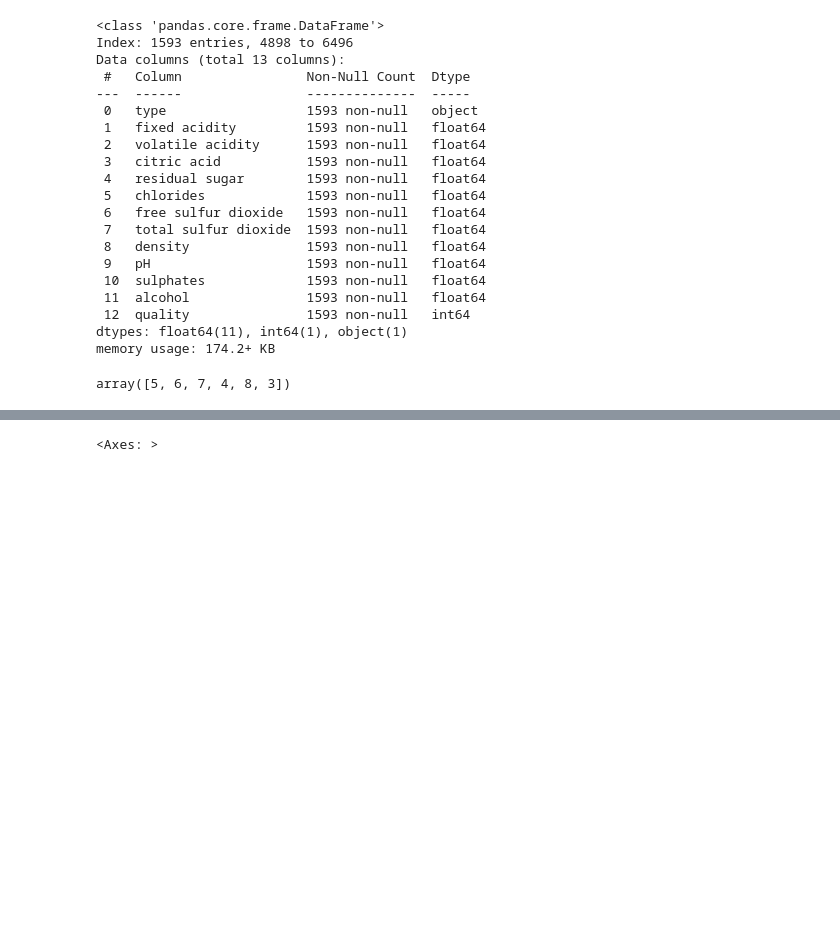
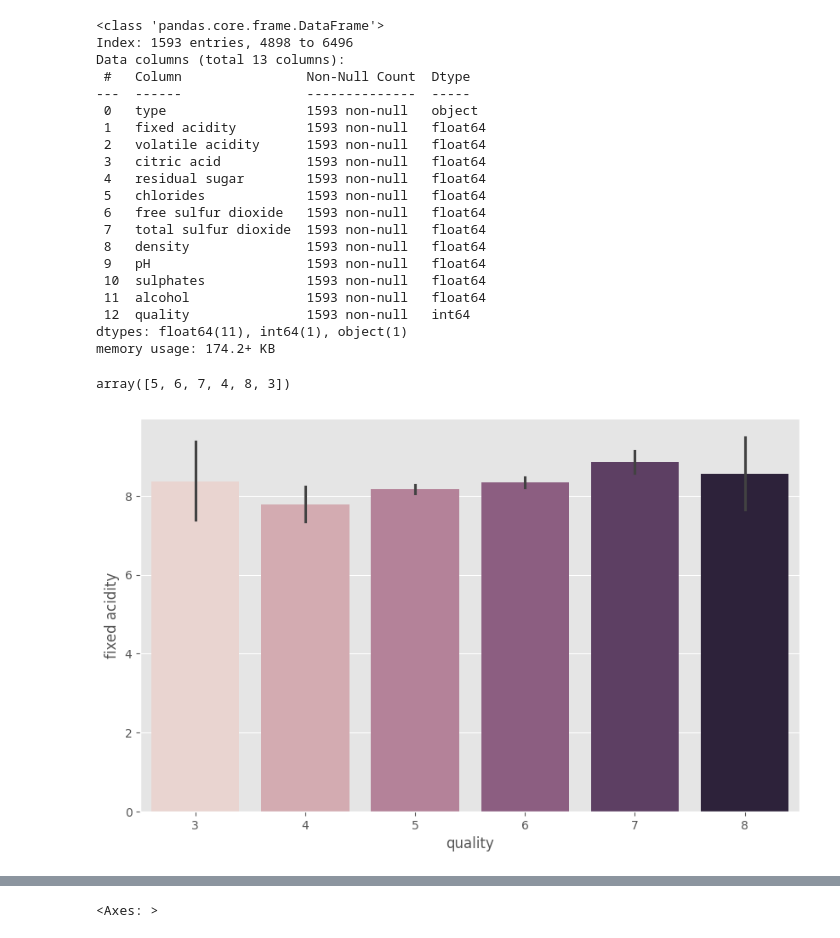
Before and after one commit to Fawaz-Khan-R/RedVinhoWine-prediction, a Jupyter notebook: Wine_Quality.ipynb, the cells around one changed output, grey strips where cells are left out. Saved outputs shown, nothing was run; the diff lists cells and outputs as text; code cells hidden in the pictures; blank space fills up the shorter version.

Commit message:
Changes made to Data Visualization

```diff
--- a/Wine_Quality.ipynb
+++ b/Wine_Quality.ipynb
@@ -157,3 +157,10 @@ memory usage: 174.2+ KB
 df1['quality'].unique()
 # %% [output]
 array([5, 6, 7, 4, 8, 3])
+# %%
+fig = plt.figure(figsize = (10,6))
+barplot = sns.barplot(x = 'quality', y = 'fixed acidity',hue = "quality", data = df1)
+barplot.legend_.remove()
+plt.show()
+# %% [output]
+[figure, added]
```
Also changed, not shown: parts of 8 cells of this notebook.
